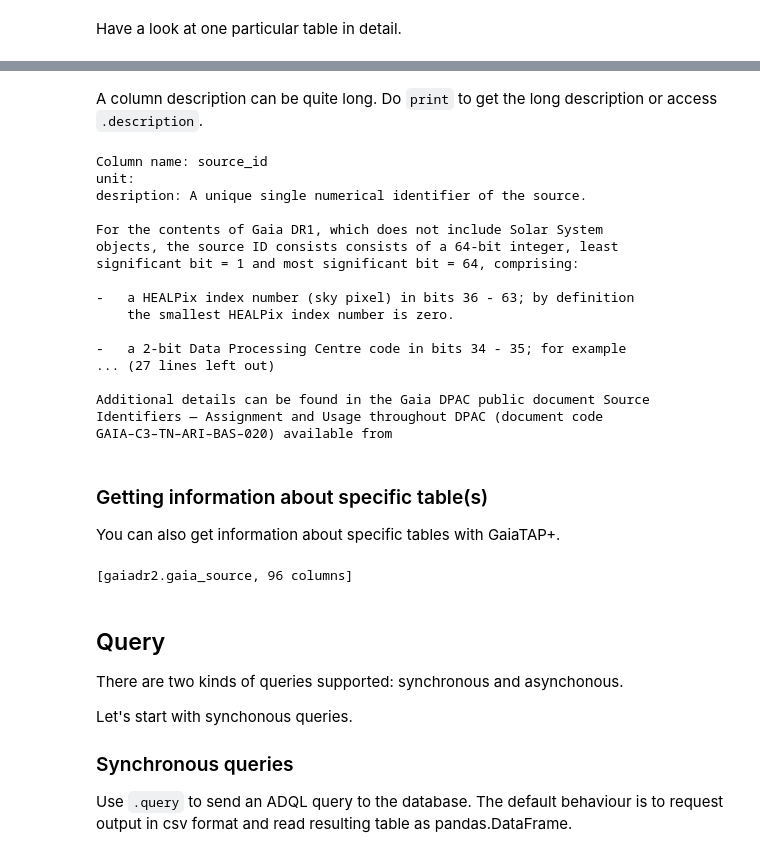
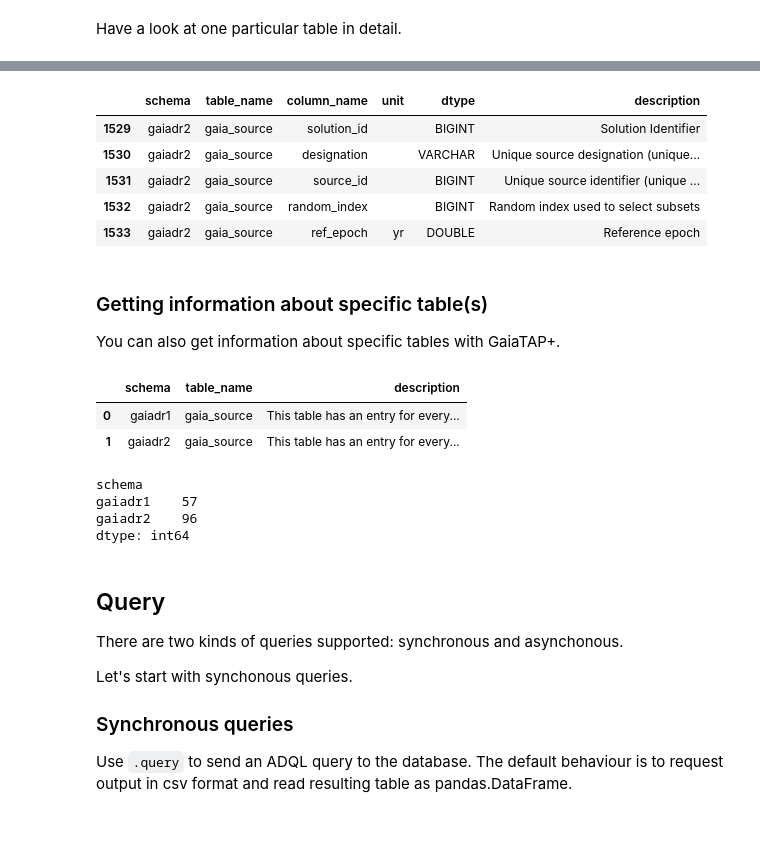
Before and after one commit to smoh/gapipes, a Jupyter notebook: docs/source/getting-started.ipynb, the cells around one changed output, grey strips where cells are left out. Saved outputs shown, nothing was run; the diff lists cells and outputs as text; code cells hidden in the pictures; blank space fills up the shorter version.

```diff
--- a/docs/source/getting-started.ipynb
+++ b/docs/source/getting-started.ipynb
@@ -83,30 +67,13 @@ total number of columns = 57
-# %% [markdown]
-A column description can be quite long. Do `print` to get the long description or access `.description`.
-# %%
-print(t.columns[1])
-# %% [output]
-Column name: source_id
-unit:
-desription: A unique single numerical identifier of the source.
-
-For the contents of Gaia DR1, which does not include Solar System
-objects, the source ID consists consists of a 64-bit integer, least
-significant bit = 1 and most significant bit = 64, comprising:
-
--   a HEALPix index number (sky pixel) in bits 36 - 63; by definition
-    the smallest HEALPix index number is zero.
-
--   a 2-bit Data Processing Centre code in bits 34 - 35; for example
-... (27 lines left out)
-
-Additional details can be found in the Gaia DPAC public document Source
-Identifiers — Assignment and Usage throughout DPAC (document code
-GAIA–C3–TN–ARI–BAS–020) available from
+# %%
+gp.gaia.columns.query('(table_name == "gaia_source") & schema == "gaiadr2"').head()
+# %% [output]
+|  | schema | table_name | column_name | unit | dtype | description |
+| 1529 | gaiadr2 | gaia_source | solution_id |  | BIGINT | Solution Identifier |
+| 1530 | gaiadr2 | gaia_source | designation |  | VARCHAR | Unique source designation (unique... |
+| 1531 | gaiadr2 | gaia_source | source_id |  | BIGINT | Unique source identifier (unique ... |
+| 1532 | gaiadr2 | gaia_source | random_index |  | BIGINT | Random index used to select subsets |
+| 1533 | gaiadr2 | gaia_source | ref_epoch | yr | DOUBLE | Reference epoch |
 # %% [markdown]
 ### Getting information about specific table(s)
 
 You can also get information about specific tables with GaiaTAP+.
-# %%
-gp.gaia.get_table_info('gaiadr2.gaia_source')
-# %% [output]
-[gaiadr2.gaia_source, 96 columns]
@@ -113,3 +82,17 @@ gp.gaia.get_table_info('gaiadr2.gaia_source')
+# %%
+tables
+# %% [output]
+|  | schema | table_name | description |
+| 0 | gaiadr1 | gaia_source | This table has an entry for every... |
+| 1 | gaiadr2 | gaia_source | This table has an entry for every... |
+# %%
+# count number of columns for each schema
+columns.groupby('schema')
+# %% [output]
+schema
+gaiadr1    57
+gaiadr2    96
+dtype: int64
 # %% [markdown]
 ## Query
 
```
Also changed, not shown: parts of 29 cells of this notebook, 2 other files.
